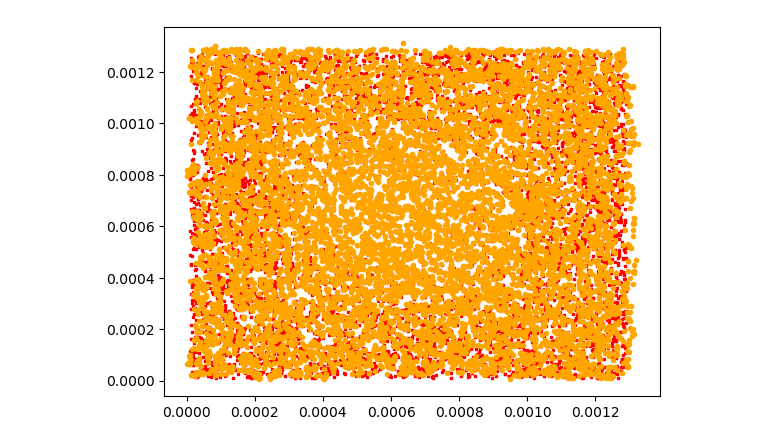
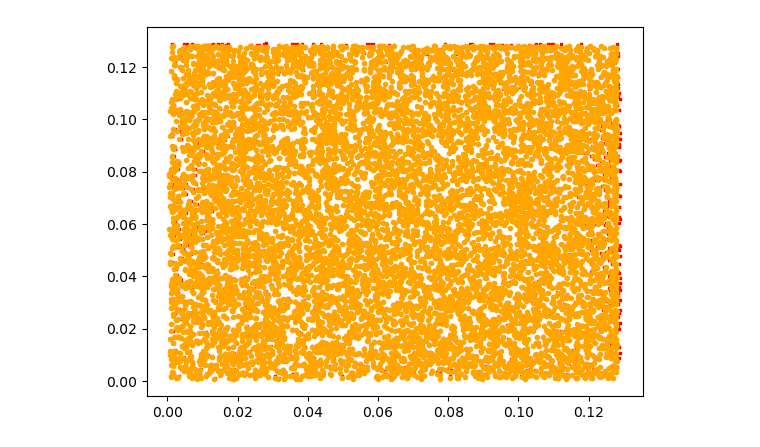
Before and after one commit to Nordic10/Compphys2Plasma, a Jupyter notebook: visualize_pic_data.ipynb, the cells around one changed output. Saved outputs shown, nothing was run; the diff lists cells and outputs as text; code cells hidden in the pictures.

```diff
--- a/visualize_pic_data.ipynb
+++ b/visualize_pic_data.ipynb
@@ -8 +7,4 @@ A = df.astype(float).to_numpy();
+# %%
+df = pd.read_csv("outfile.txt", sep=",", nrows = 100*10000, usecols = [0,1], header=None)
+A = df.astype(float).to_numpy();
 # %%
@@ -18,6 +41,6 @@ plt.show()
 # %%
 plt.scatter(A[:10000,0],A[:10000,1], marker=',', color = "red", s = 1);
-plt.scatter(A[10000:20000,0],A[10000:20000,1], marker='.', color = "orange")
+plt.scatter(A[100*10000:101*10000,0],A[100*10000:101*10000,1], marker='.', color = "orange")
 plt.show()
 # %% [output]
-[figure, old version]
+[figure, new version]
```
Also changed, not shown: parts of 4 cells of this notebook, 5 other files.
